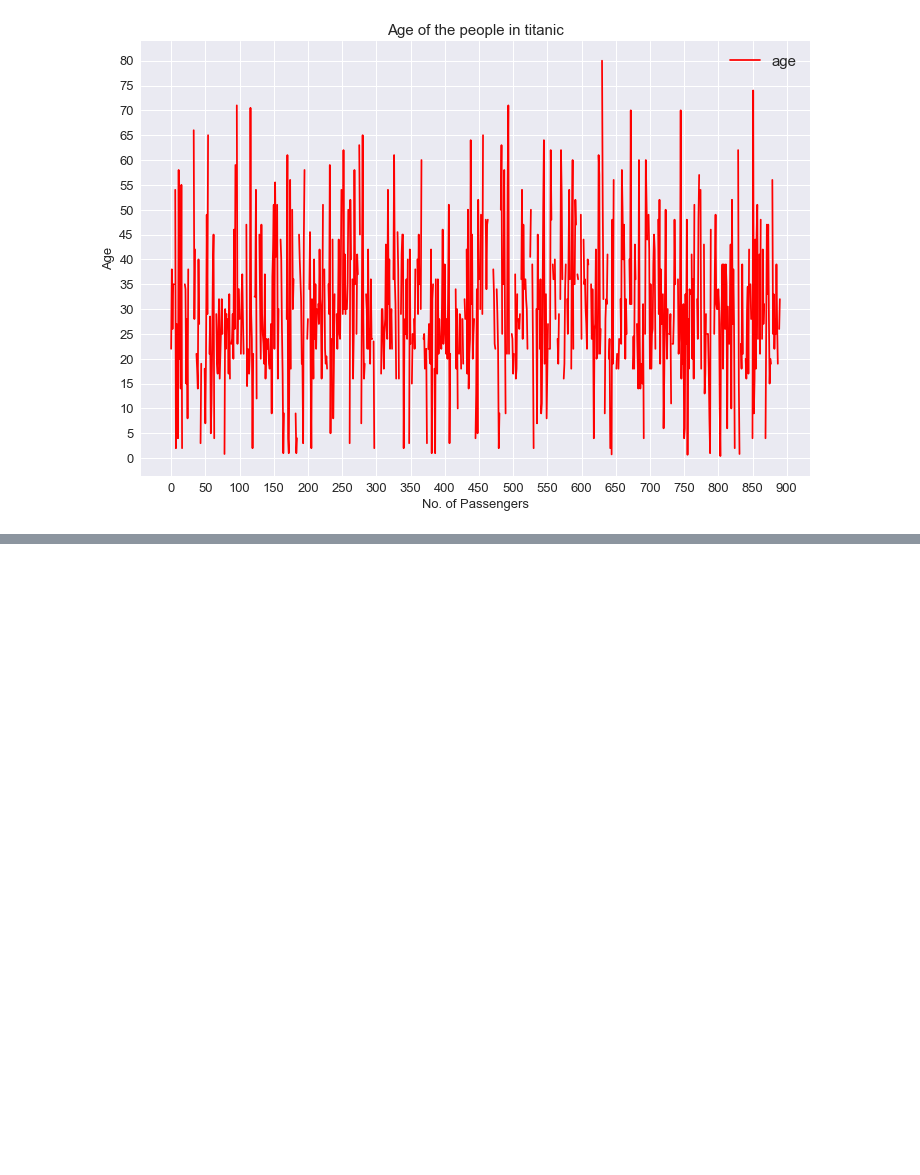
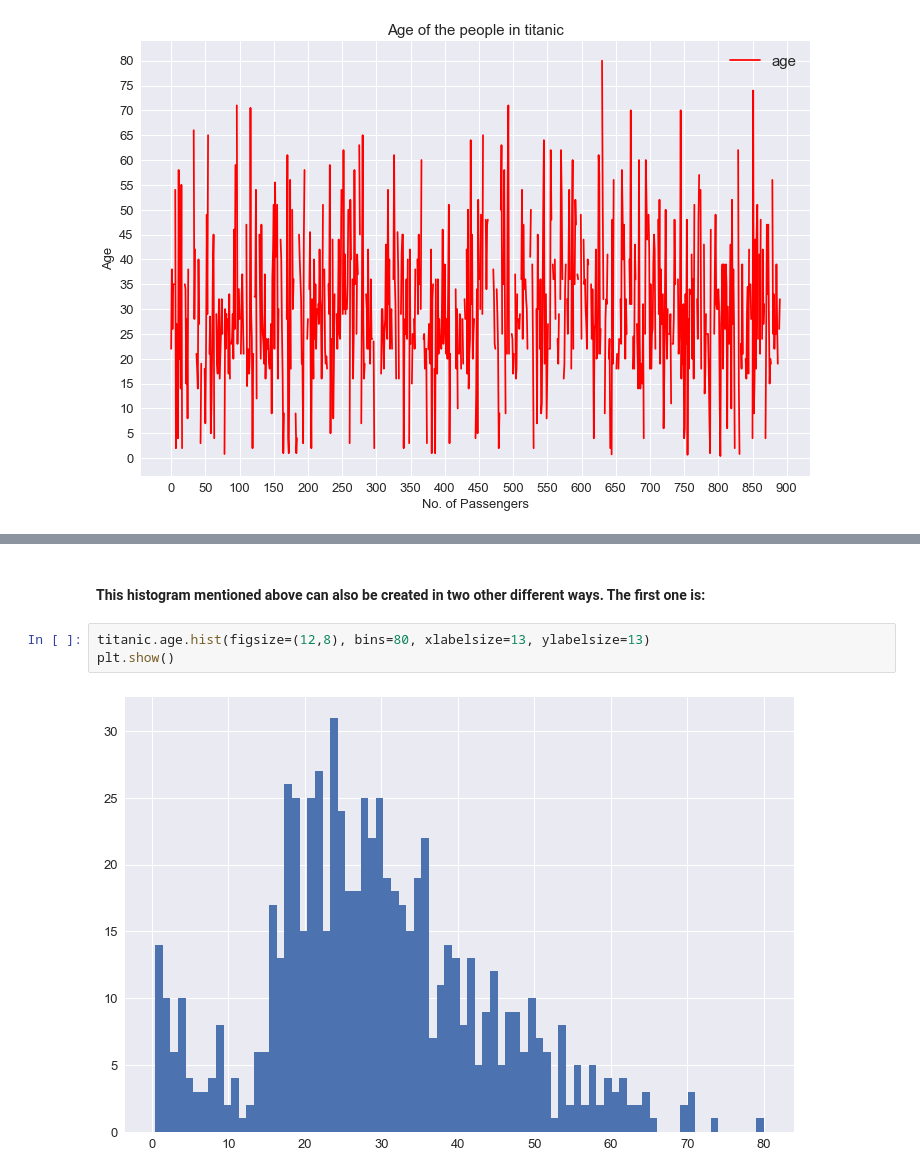
Before and after one commit to biv-neupane7/Pandas_practice, a Jupyter notebook: Visualization.ipynb, the cells around one changed output, grey strips where cells are left out. Cells and saved outputs as stored; diff of their text form; blank space fills up the shorter version.

```diff
--- a/Visualization.ipynb
+++ b/Visualization.ipynb
@@ -187,0 +251,7 @@ plt.show()
+# %% [markdown]
+#### This histogram mentioned above can also be created in two other different ways. The first one is:
+# %%
+titanic.age.hist(figsize=(12,8), bins=80, xlabelsize=13, ylabelsize=13)
+plt.show()
+# %% [output]
+[figure, added]
```
Also changed, not shown: parts of 14 cells of this notebook.
